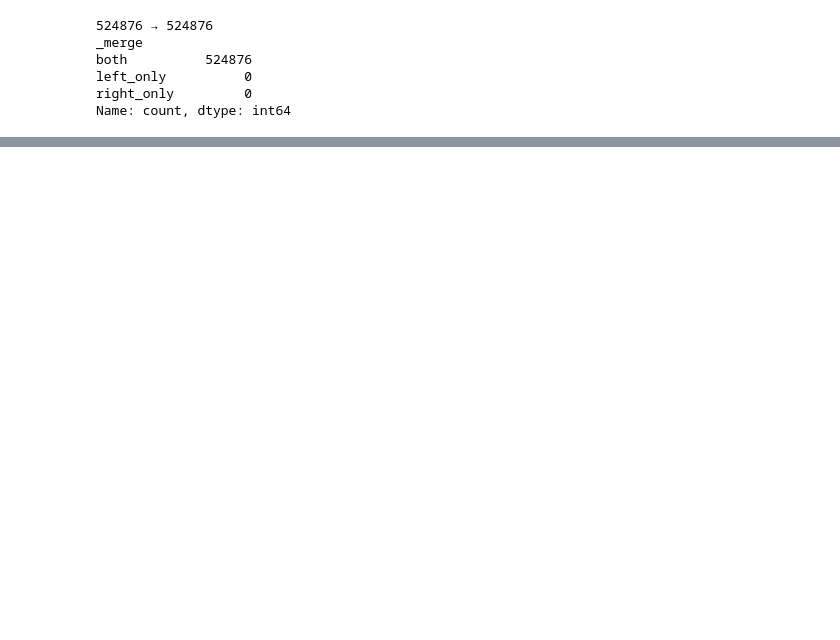
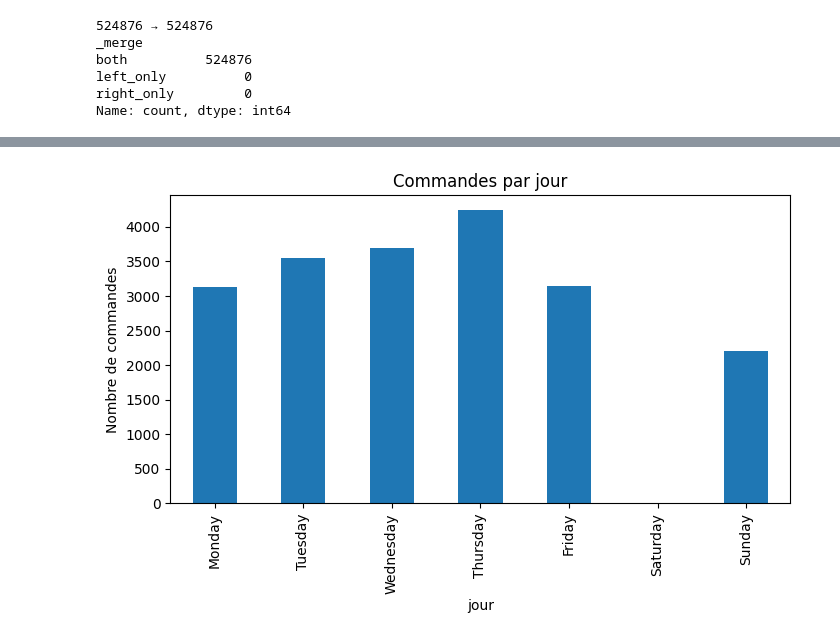
Before and after one commit to Ali77225/projet-analyse, a Jupyter notebook: notebooks/04_jointure_temps.ipynb, the cells around one changed output, grey strips where cells are left out. Cells and saved outputs as stored; diff of their text form; code cells hidden in the pictures; blank space fills up the shorter version.

```diff
--- a/notebooks/04_jointure_temps.ipynb
+++ b/notebooks/04_jointure_temps.ipynb
@@ -90,0 +108,9 @@ Name: count, dtype: int64
+# %%
+(df_m.groupby("jour")["InvoiceNo"].nunique()
+     .reindex(ordre)
+     .plot(kind="bar", figsize=(8, 4), title="Commandes par jour"))
+plt.ylabel("Nombre de commandes")
+plt.savefig("../figures/commandes_jour.png", dpi=150, bbox_inches="tight")
+plt.show()
+# %% [output]
+[figure, added]
```
Also changed, not shown: parts of 6 cells of this notebook, 5 other files.
